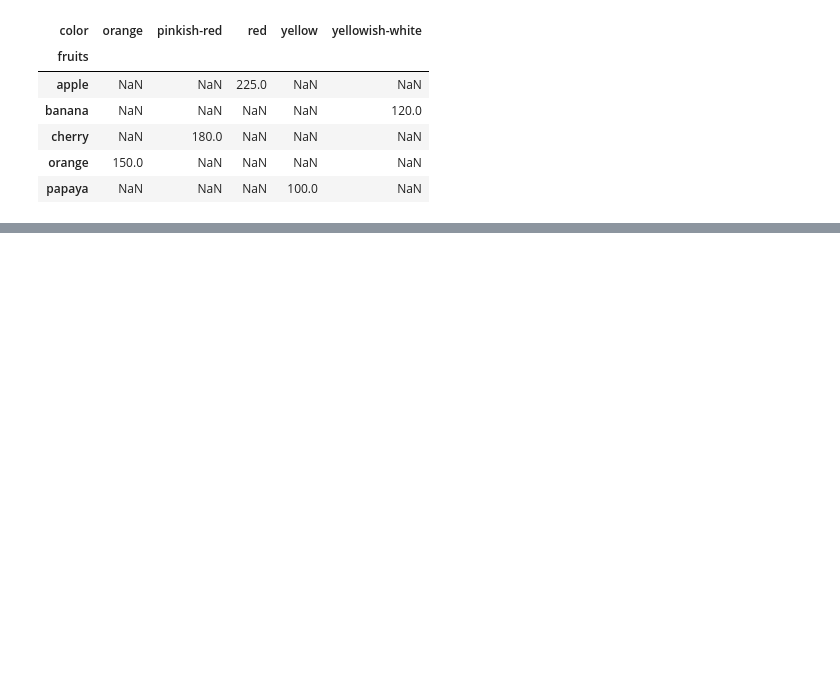
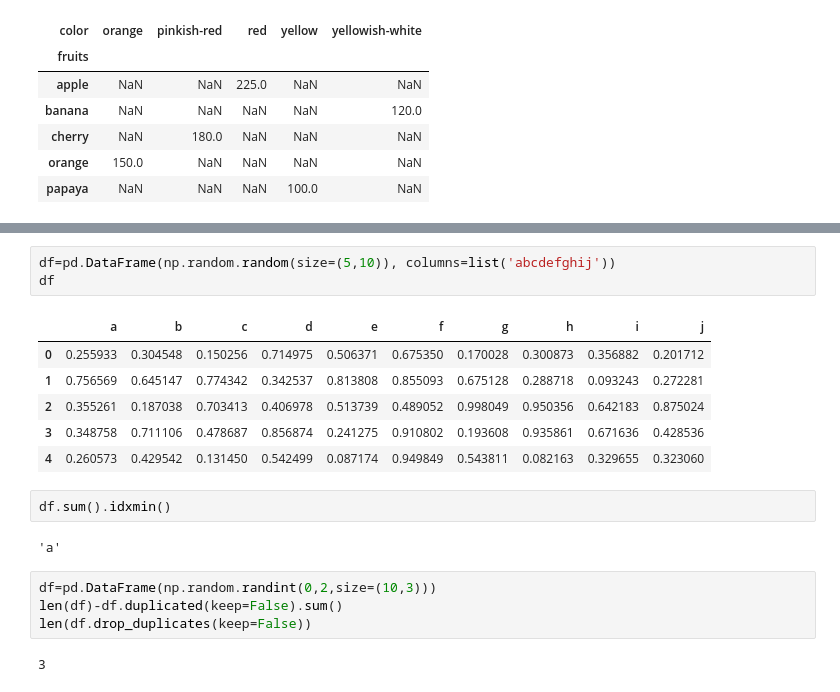
Before and after one commit to 24f3003058/100-pandas-puzzles, a Jupyter notebook: Challenge100.ipynb, the cells around one changed output, grey strips where cells are left out. Cells and saved outputs as stored; diff of their text form; blank space fills up the shorter version.

```diff
--- a/Challenge100.ipynb
+++ b/Challenge100.ipynb
@@ -236,0 +301,20 @@ df.pivot_table(index='fruits',columns='color',values="price", aggfunc='mean')
+# %%
+df=pd.DataFrame(np.random.random(size=(5,10)), columns=list('abcdefghij'))
+df
+# %% [output]
+|  | a | b | c | d | e | f | g | h | i | j |
+| 0 | 0.255933 | 0.304548 | 0.150256 | 0.714975 | 0.506371 | 0.675350 | 0.170028 | 0.300873 | 0.356882 | 0.201712 |
+| 1 | 0.756569 | 0.645147 | 0.774342 | 0.342537 | 0.813808 | 0.855093 | 0.675128 | 0.288718 | 0.093243 | 0.272281 |
+| 2 | 0.355261 | 0.187038 | 0.703413 | 0.406978 | 0.513739 | 0.489052 | 0.998049 | 0.950356 | 0.642183 | 0.875024 |
+| 3 | 0.348758 | 0.711106 | 0.478687 | 0.856874 | 0.241275 | 0.910802 | 0.193608 | 0.935861 | 0.671636 | 0.428536 |
+| 4 | 0.260573 | 0.429542 | 0.131450 | 0.542499 | 0.087174 | 0.949849 | 0.543811 | 0.082163 | 0.329655 | 0.323060 |
+# %%
+df.sum().idxmin()
+# %% [output]
+'a'
+# %%
+df=pd.DataFrame(np.random.randint(0,2,size=(10,3)))
+len(df)-df.duplicated(keep=False).sum()
+len(df.drop_duplicates(keep=False))
+# %% [output]
+3
```
Also changed, not shown: parts of 6 cells of this notebook.
